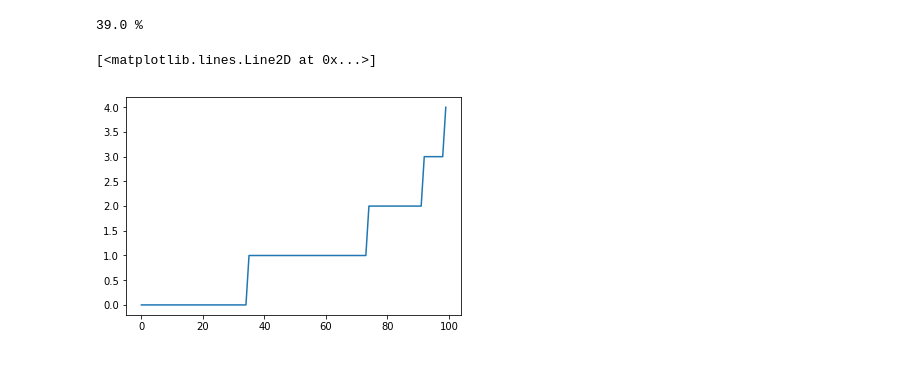
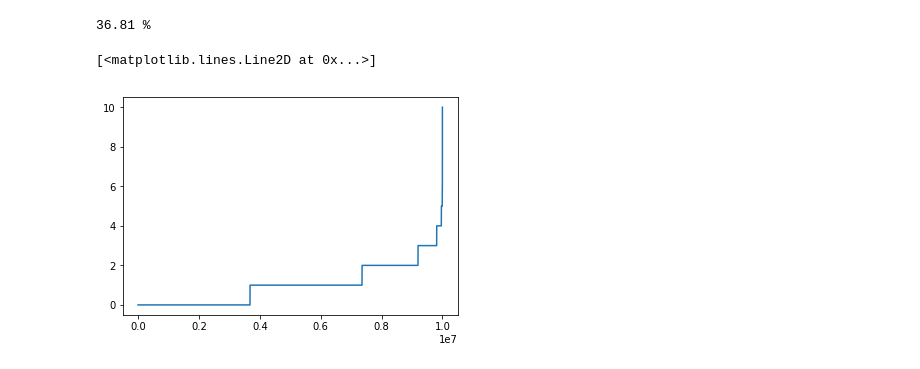
Before and after one commit to Stavrosfil/python_probabilities, a Jupyter notebook: probabilities.ipynb, the cells around one changed output. Drawn from its saved outputs; the diff is of its cells as text; code cells hidden in the pictures.

```diff
--- a/probabilities.ipynb
+++ b/probabilities.ipynb
@@ -8,7 +8,7 @@ def coin_trial(n):
     for i in range(n):
         if random.random() <= 0.5:
             heads +=1
-    return heads
+    return heads/n*100
 
 def simulate(numberOfTests, numberOfCoinflips):
     trials = []
@@ -20,12 +20,12 @@ def simulate(numberOfTests, numberOfCoinflips):
     plt.axhline(y = ans)
     plt.xlabel('Test runs')
     plt.ylabel('Heads/run')
-    plt.axis([0,numberOfTests,0,numberOfCoinflips])
+    plt.axis([0,numberOfTests,0,100])
     return(ans)
 ansSum = 0
 for i in range(1):
     ansSum += simulate(100, 100)
 
-plt.autoscale()
+# plt.autoscale()
 plt.title('Random coin flips distribution ( ' + str(ansSum) + '% )')
 # %% [output]
@@ -86,0 +87,32 @@ Min is 3: 10.07%
+# %%
+# EXCERSISE 3 FROM EXCERSISES SERIES 1-12
+
+import random
+import numpy as np
+import matplotlib.pyplot as plt
+
+# Initialize r
+r = 10
+
+# Initialize 2 random points on the circumference
+def pickRandomPoints():
+    a = random.random() * 2*r*np.pi
+    b = random.random() * 2*r*np.pi
+    return a, b
+
+def run(n):
+    lengths = []
+    counter = 0
+    for i in range(n):
+        a, b = pickRandomPoints()
+        L = abs(a - b)
+        angle = L/r
+        c = 2*r*np.sin(angle/2)
+        if c < r:
+            counter += 1
+        lengths.append(c)
+    plt.plot(sorted(lengths), 'ro')
+    return counter
+
+n = 1000000
+print(str(run(n)/n*100) + '%')
@@ -96,36 +164,36 @@ import matplotlib.pyplot as plt
 
 def createRect(n):
     rows = []
     for i in range(n):
         rows.append(int(random.random() * n))
     return rows
 
 def findColumnBalls(n):
     rows = createRect(n)
     numOfBallsInColumn = [0]*n
     onlyOne = 0
     for i in rows:
         numOfBallsInColumn[i] += 1
     for i in numOfBallsInColumn:
         if i == 1:
             onlyOne += 1
     print(str(round(onlyOne/n*100, 2)) + ' %')
 #     print('expected ' + str(fact(n)/np.power(1, 100)))
     return numOfBallsInColumn
 
 # Stirling formula for aproximating factorial.
 def fact(n):
     ans = 2*np.pi*np.exp(-n)*np.power(n,(n+1)/2)
     print(ans)
     return ans
 
 # plt.plot(createRect(100), 'ro')
 
-plt.plot(sorted(findColumnBalls(100)))
+plt.plot(sorted(findColumnBalls(10000000)))
 # %% [output]
-39.0 %
+36.81 %
 [<matplotlib.lines.Line2D at 0x...>]
-[figure, old version]
+[figure, new version]
 # %%
 # EXCERSISE 6 FROM EXCERSISES SERIES 1-12
 # The bitrhday problem
```
Also changed, not shown: parts of 7 cells of this notebook.
